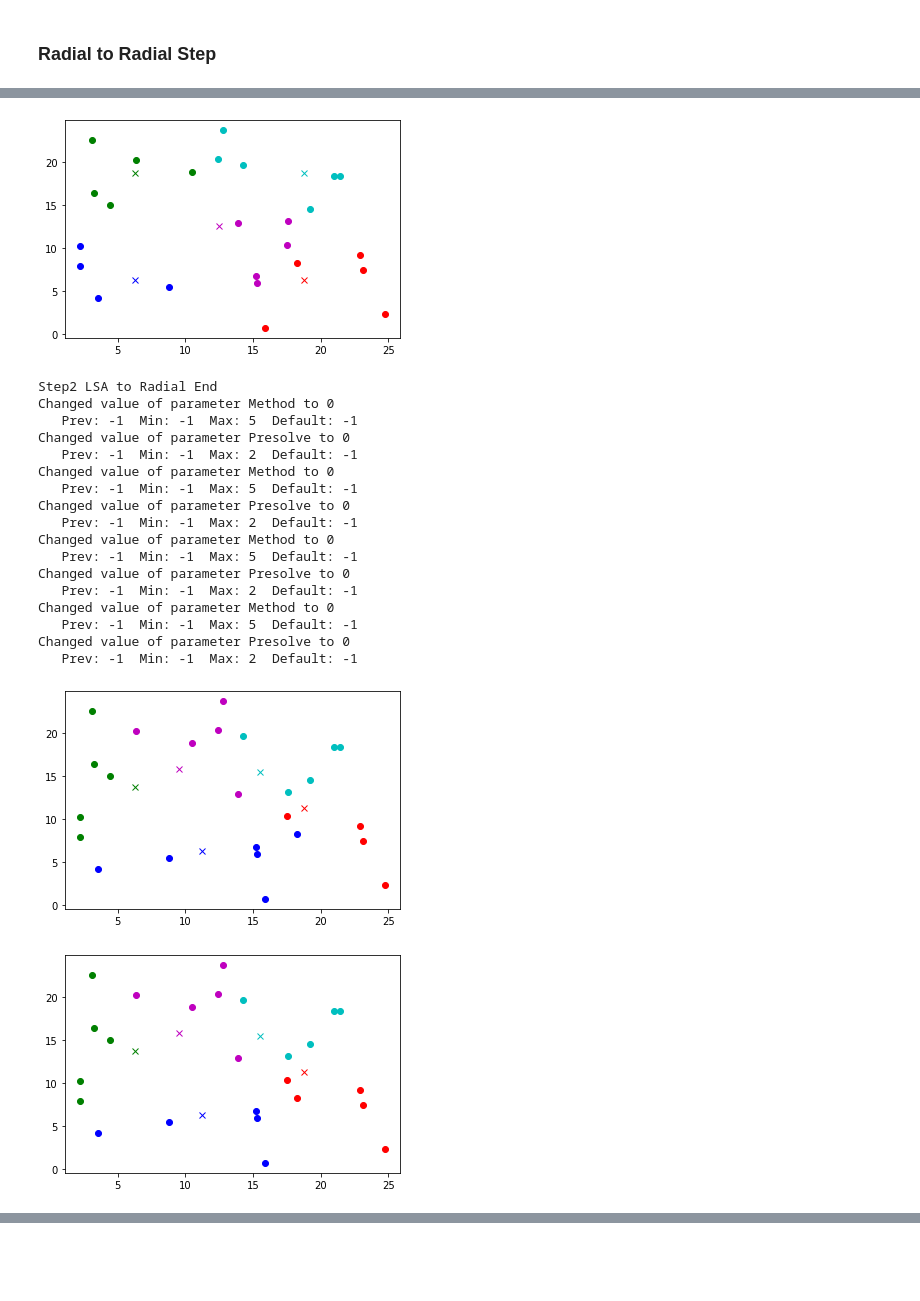
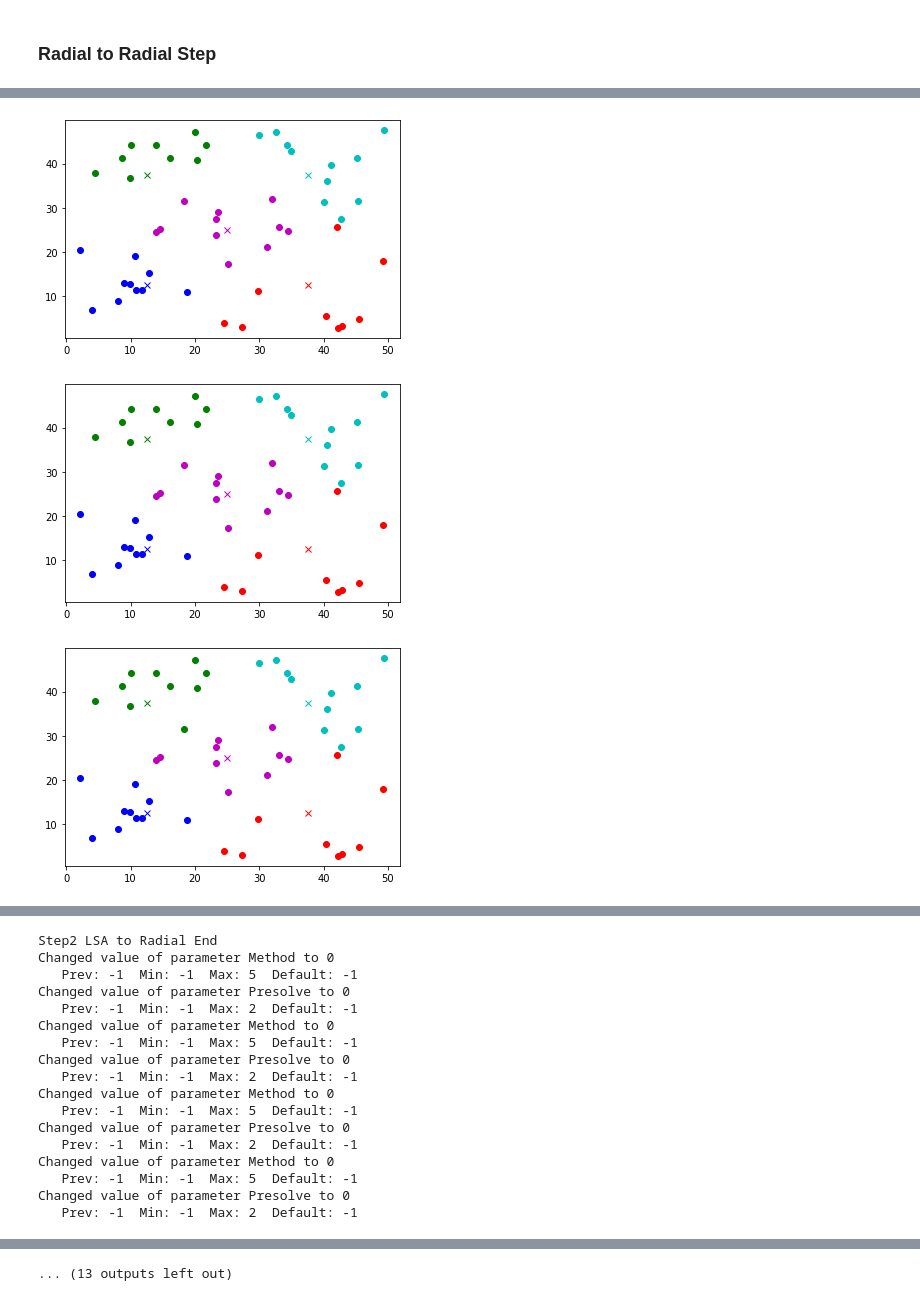
Before and after one commit to szirkelbach/Transitioning-Separable-Clusterings, a Jupyter notebook: Full Run.ipynb, the cells around one changed output, grey strips where cells are left out. Cells and saved outputs as stored; diff of their text form; code cells hidden in the pictures; blank space fills up the shorter version.

```diff
--- a/Full Run.ipynb
+++ b/Full Run.ipynb
@@ -388,16 +388,6 @@ def Radial2Radial(start, end, points, upperBounds, lowerBounds, step):
         # compute new clustering with arm start
         radNextModel = computeSiteAssignmentRadialLPSeeded(upperBounds, lowerBounds, radCurrentDistance,primalSolutionVector)
 
-        test = 0
-        DiffBetween=np.zeros((k, n))
-        for i in range(k):
-            for j in range(n):
-                DiffBetween[i,j]=radCurrentModel.x[i*n+j]-radNextModel.x[i*n+j]
-                if(DiffBetween[i,j] != 0.0):
-                    test += 1
-        if(test == 0):
-
-            break
         if(totallambda > 1):
             break
         radCurrentModel = radNextModel
@@ -416,7 +406,7 @@ def Radial2Radial(start, end, points, upperBounds, lowerBounds, step):
 k = 5
 
 #this value can be either 25 or 50 when k = 5
-n = 25
+n = 50
 
 # if n = 25 set this to 3 and 7. if n= 50 use 8 and 12.
 small = 8
@@ -492,20 +482,3 @@ Changed value of parameter Presolve to 0
-[figure, old version]
+[figure, new version]
-Step2 LSA to Radial End
-Changed value of parameter Method to 0
-   Prev: -1  Min: -1  Max: 5  Default: -1
-Changed value of parameter Presolve to 0
-   Prev: -1  Min: -1  Max: 2  Default: -1
-Changed value of parameter Method to 0
-   Prev: -1  Min: -1  Max: 5  Default: -1
-Changed value of parameter Presolve to 0
-   Prev: -1  Min: -1  Max: 2  Default: -1
-Changed value of parameter Method to 0
-   Prev: -1  Min: -1  Max: 5  Default: -1
-Changed value of parameter Presolve to 0
-   Prev: -1  Min: -1  Max: 2  Default: -1
-Changed value of parameter Method to 0
-   Prev: -1  Min: -1  Max: 5  Default: -1
-Changed value of parameter Presolve to 0
-   Prev: -1  Min: -1  Max: 2  Default: -1
-[figure, old version]
+[figure, new version]
-[figure, old version]
+[figure, new version]
@@ -526,0 +487,17 @@ Changed value of parameter Presolve to 0
+Step2 LSA to Radial End
+Changed value of parameter Method to 0
+   Prev: -1  Min: -1  Max: 5  Default: -1
+Changed value of parameter Presolve to 0
+   Prev: -1  Min: -1  Max: 2  Default: -1
+Changed value of parameter Method to 0
+   Prev: -1  Min: -1  Max: 5  Default: -1
+Changed value of parameter Presolve to 0
+   Prev: -1  Min: -1  Max: 2  Default: -1
+Changed value of parameter Method to 0
+   Prev: -1  Min: -1  Max: 5  Default: -1
+Changed value of parameter Presolve to 0
+   Prev: -1  Min: -1  Max: 2  Default: -1
+Changed value of parameter Method to 0
+   Prev: -1  Min: -1  Max: 5  Default: -1
+Changed value of parameter Presolve to 0
+   Prev: -1  Min: -1  Max: 2  Default: -1
@@ -541,0 +509 @@ steps computing RR breakpoints
+... (13 outputs left out)
```
Also changed, not shown: parts of 1 cell of this notebook, 4 other files.
